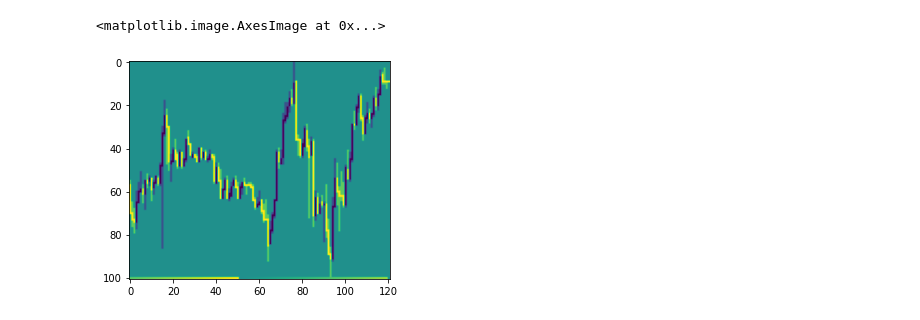
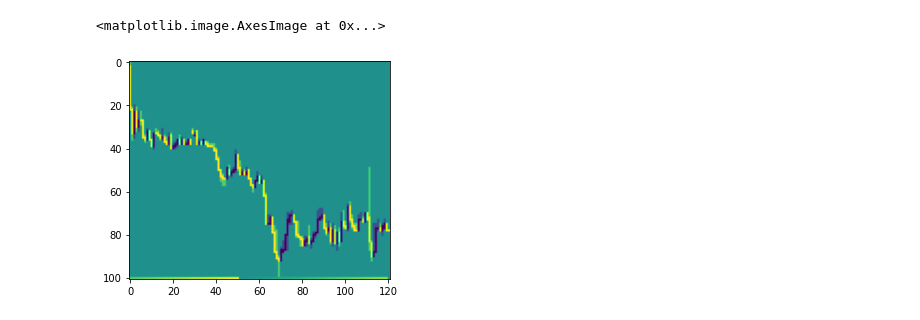
Before and after one commit to dercodeKoenig/ipda_vs_dqn_m5, a Jupyter notebook: tx_2/test.ipynb, the cells around one changed output. Saved outputs shown, nothing was run; the diff lists cells and outputs as text; code cells hidden in the pictures.

```diff
--- a/tx_2/test.ipynb
+++ b/tx_2/test.ipynb
@@ -458,12 +458,12 @@ def plot_eq(eq_list):
     cv2.imshow("equity", canvas)
     cv2.waitKey(1)
 # %%
-candles = get_prices("EURUSD", mt5.TIMEFRAME_M5, 90000)
+candles = get_prices("USDCHF", mt5.TIMEFRAME_M5, 90000)
 tm = timeframe_manager(candles)
 m5,m15,h1,h4,d1 = tm.get_next_sample_candles()
 plt.imshow(tm.to_model_input(m15))
 # %% [output]
 <matplotlib.image.AxesImage at 0x...>
-[figure, old version]
+[figure, new version]
 # %%
 pos_size = 0.05 * 100000
```
Also changed, not shown: parts of 4 cells of this notebook, 13 other files.
